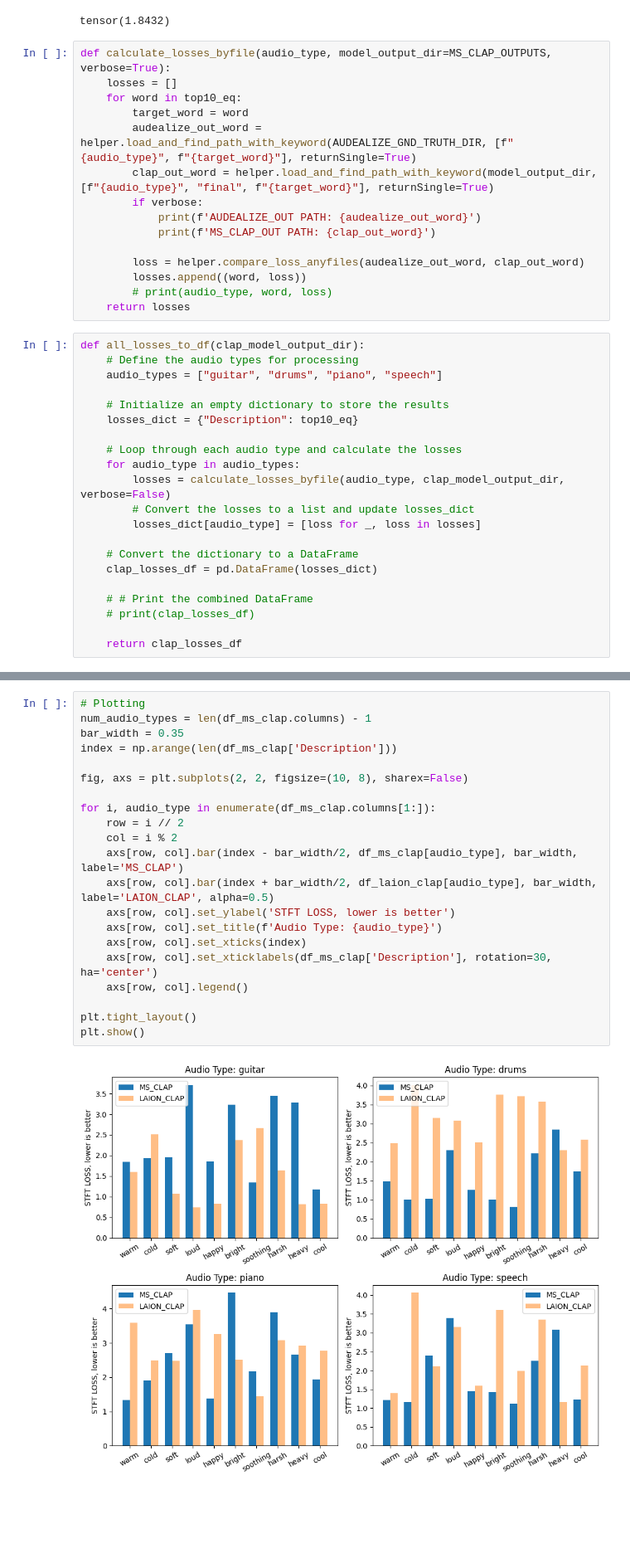
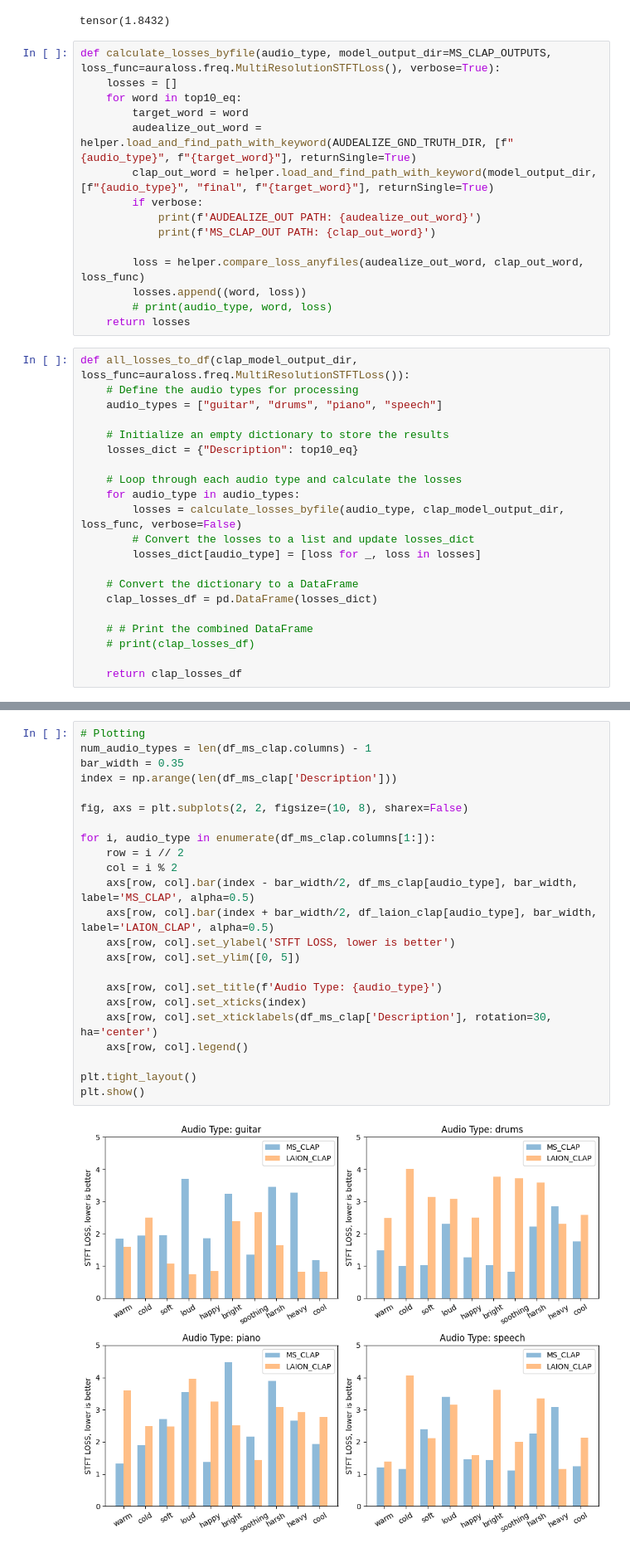
Before and after one commit to anniejchu/text2fx, a Jupyter notebook: notebooks/audealizevsmsclap.ipynb, the cells around one changed output, grey strips where cells are left out. Shown at 83% size. Saved outputs shown, nothing was run; the diff lists cells and outputs as text; blank space fills up the shorter version.

Commit message:
more plots!

```diff
--- a/notebooks/audealizevsmsclap.ipynb
+++ b/notebooks/audealizevsmsclap.ipynb
@@ -183,7 +183,7 @@ helper.compare_loss_anyfiles(audealize_out_word, msclap_out_word)
 /home/annie/research/text2fx/experiments/audealize_comp/ms_clap/guitar/this_sound_is_warm/final.wav
 tensor(1.8432)
 # %%
-def calculate_losses_byfile(audio_type, model_output_dir=MS_CLAP_OUTPUTS, verbose=True):
+def calculate_losses_byfile(audio_type, model_output_dir=MS_CLAP_OUTPUTS, loss_func=auraloss.freq.MultiResolutionSTFTLoss(), verbose=True):
     losses = []
     for word in top10_eq:
         target_word = word
@@ -193,12 +193,12 @@ def calculate_losses_byfile(audio_type, model_output_dir=MS_CLAP_OUTPUTS, verbos
             print(f'AUDEALIZE_OUT PATH: {audealize_out_word}')
             print(f'MS_CLAP_OUT PATH: {clap_out_word}')
 
-        loss = helper.compare_loss_anyfiles(audealize_out_word, clap_out_word)
+        loss = helper.compare_loss_anyfiles(audealize_out_word, clap_out_word, loss_func)
         losses.append((word, loss))
         # print(audio_type, word, loss)
     return losses
 # %%
-def all_losses_to_df(clap_model_output_dir):
+def all_losses_to_df(clap_model_output_dir, loss_func=auraloss.freq.MultiResolutionSTFTLoss()):
     # Define the audio types for processing
     audio_types = ["guitar", "drums", "piano", "speech"]
 
@@ -207,7 +207,7 @@ def all_losses_to_df(clap_model_output_dir):
 
     # Loop through each audio type and calculate the losses
     for audio_type in audio_types:
-        losses = calculate_losses_byfile(audio_type, clap_model_output_dir, verbose=False)
+        losses = calculate_losses_byfile(audio_type, clap_model_output_dir, loss_func, verbose=False)
         # Convert the losses to a list and update losses_dict
         losses_dict[audio_type] = [loss for _, loss in losses]
 
@@ -224,23 +244,25 @@ df_laion_clap = all_losses_to_df(LAION_CLAP_OUTPUTS)
 # %%
 # Plotting
 num_audio_types = len(df_ms_clap.columns) - 1
 bar_width = 0.35
 index = np.arange(len(df_ms_clap['Description']))
 
 fig, axs = plt.subplots(2, 2, figsize=(10, 8), sharex=False)
 
 for i, audio_type in enumerate(df_ms_clap.columns[1:]):
     row = i // 2
     col = i % 2
-    axs[row, col].bar(index - bar_width/2, df_ms_clap[audio_type], bar_width, label='MS_CLAP')
+    axs[row, col].bar(index - bar_width/2, df_ms_clap[audio_type], bar_width, label='MS_CLAP', alpha=0.5)
     axs[row, col].bar(index + bar_width/2, df_laion_clap[audio_type], bar_width, label='LAION_CLAP', alpha=0.5)
     axs[row, col].set_ylabel('STFT LOSS, lower is better')
+    axs[row, col].set_ylim([0, 5])
+
     axs[row, col].set_title(f'Audio Type: {audio_type}')
     axs[row, col].set_xticks(index)
     axs[row, col].set_xticklabels(df_ms_clap['Description'], rotation=30, ha='center')
     axs[row, col].legend()
 
 plt.tight_layout()
 plt.show()
 # %% [output]
-[figure, old version]
+[figure, new version]
```
Also changed, not shown: parts of 2 cells of this notebook.
